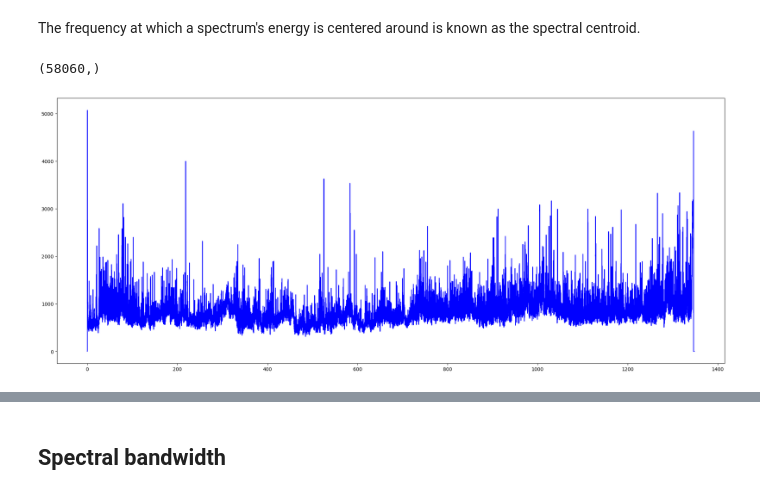
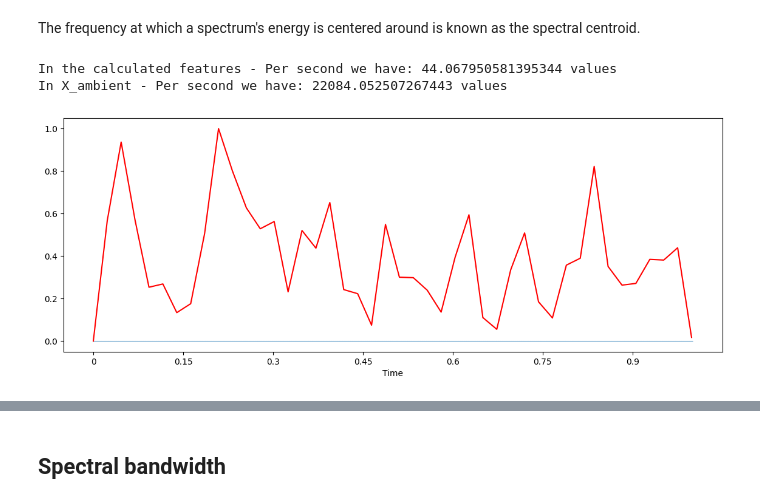
Before and after one commit to larsrass/Music_MEG_Complexity_Matching, a Jupyter notebook: Spectral Feature Extraction.ipynb, the cells around one changed output, grey strips where cells are left out. Cells and saved outputs as stored; diff of their text form; code cells hidden in the pictures.

```diff
--- a/Spectral Feature Extraction.ipynb
+++ b/Spectral Feature Extraction.ipynb
@@ -20,16 +31,27 @@ HOP_LENGTH = 512
 ## Spectral centroid
 # %% [markdown]
 The frequency at which a spectrum's energy is centered around is known as the spectral centroid.
-# %%
-sc_ambient = librosa.feature.spectral_centroid(y=ambient, sr=sr, n_fft=FRAME_SIZE, hop_length=HOP_LENGTH)[0]
-sc_ambient.shape
-# %% [output]
-(58060,)
-# %%
-frames = range(len(sc_ambient))
-t = librosa.frames_to_time(frames, hop_length=HOP_LENGTH)
-plt.figure(figsize=(25,10))
-plt.plot(t, sc_ambient, color='b')
-plt.show()
-# %% [output]
-[figure, removed]
+# %%
+
+
+spectral_centroids_ambient = librosa.feature.spectral_centroid(y=x_ambient, sr=sr, n_fft=FRAME_SIZE, hop_length=HOP_LENGTH)[0]
+frames = range(len(spectral_centroids_ambient))
+t = librosa.frames_to_time(frames)
+#spectral_centroids_ambient[0] = spectral_centroids_ambient[1]
+
+def normalize(x, axis=0):
+    return sklearn.preprocessing.minmax_scale(x, axis=axis)
+
+normalized_spectral_centroids_ambient = normalize(spectral_centroids_ambient)
+
+plt.rcParams['figure.figsize'] = (14, 5)
+librosa.display.waveshow(x_ambient, sr=sr, alpha=0.4)
+plt.plot(t, normalized_spectral_centroids_ambient, color='r') # normalize for visualization purposes
+
+
+print("In the calculated features - Per second we have: " + str(t.size/t[-1]) + " values ")
+print("In X_ambient - Per second we have: " + str(x_ambient.size/t[-1]) + " values ")
+# %% [output]
+In the calculated features - Per second we have: 44.067950581395344 values
+In X_ambient - Per second we have: 22084.052507267443 values
+[figure, added]
```
Also changed, not shown: parts of 20 cells of this notebook, 3 other files.
